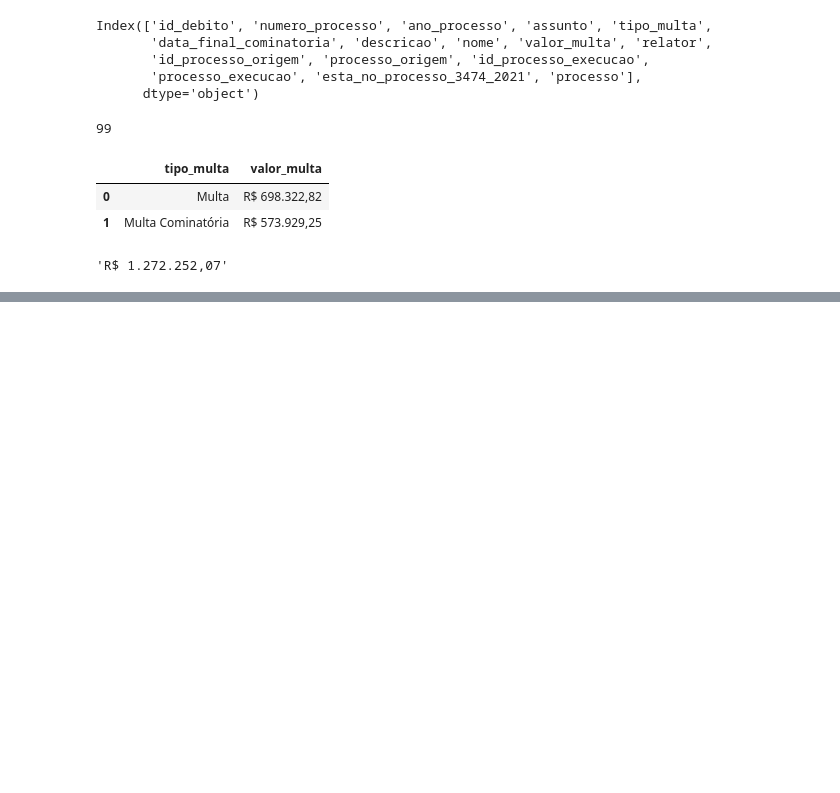
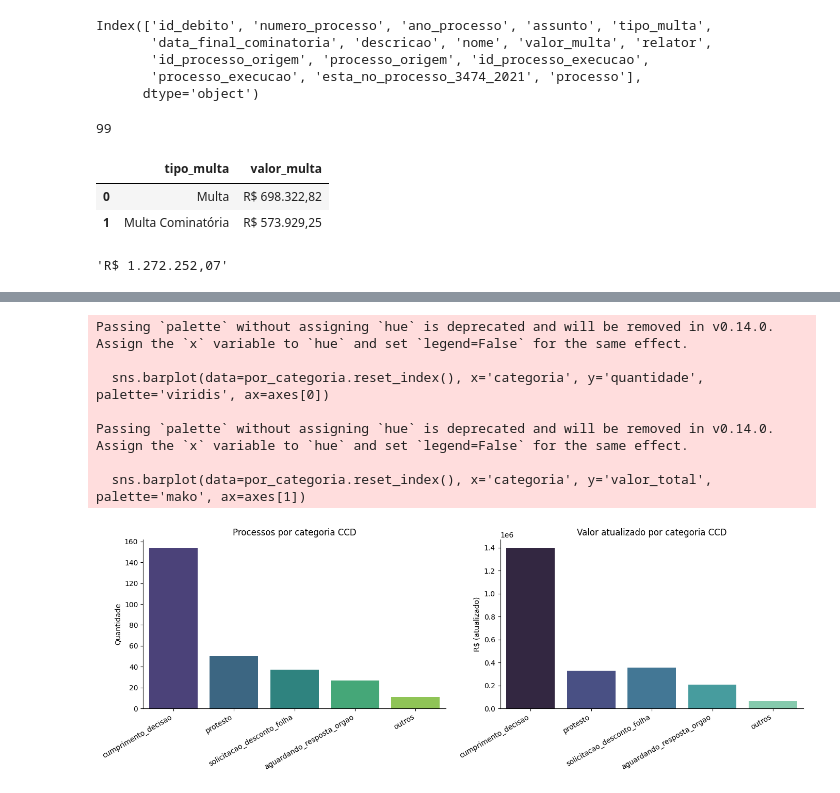
Before and after one commit to eduardoplima/ccd, a Jupyter notebook: scripts/analise/nereu.ipynb, the cells around one changed output, grey strips where cells are left out. Cells and saved outputs as stored; diff of their text form; code cells hidden in the pictures; blank space fills up the shorter version.

```diff
--- a/scripts/analise/nereu.ipynb
+++ b/scripts/analise/nereu.ipynb
@@ -505,0 +731,6 @@ locale.currency(fora_processo_dap.valor_multa.sum(), grouping=True, symbol=True)
+# %%
+eda = pd.read_excel('docs/categorizacao_nereu_ccd.xlsx')
+eda['data_ultima_atualizacao'] = pd.to_datetime(eda['data_ultima_atualizacao'], errors='coerce')
+print('shape:', eda.shape)
+print('colunas:', list(eda.columns))
+eda.dtypes
@@ -505,0 +775,10 @@ locale.currency(fora_processo_dap.valor_multa.sum(), grouping=True, symbol=True)
+# %%
+# Distribuição por categoria: contagem + valor
+por_categoria = eda.groupby('categoria', dropna=False).agg(
+    quantidade=('processo', 'count'),
+    valor_total=('valor_total_atualizado', 'sum'),
+).sort_values('quantidade', ascending=False)
+por_categoria['valor_total_fmt'] = por_categoria['valor_total'].apply(
+    lambda v: locale.currency(v, grouping=True, symbol=True)
+)
+por_categoria
@@ -505,0 +793,24 @@ locale.currency(fora_processo_dap.valor_multa.sum(), grouping=True, symbol=True)
+# %%
+fig, axes = plt.subplots(1, 2, figsize=(14, 5))
+sns.barplot(data=por_categoria.reset_index(), x='categoria', y='quantidade', palette='viridis', ax=axes[0])
+axes[0].set_title('Processos por categoria CCD')
+axes[0].set_xlabel(''); axes[0].set_ylabel('Quantidade')
+axes[0].tick_params(axis='x', rotation=30)
+for lbl in axes[0].get_xticklabels(): lbl.set_ha('right')
+
+sns.barplot(data=por_categoria.reset_index(), x='categoria', y='valor_total', palette='mako', ax=axes[1])
+axes[1].set_title('Valor atualizado por categoria CCD')
+axes[1].set_xlabel(''); axes[1].set_ylabel('R$ (atualizado)')
+axes[1].tick_params(axis='x', rotation=30)
+for lbl in axes[1].get_xticklabels(): lbl.set_ha('right')
+sns.despine()
+plt.tight_layout(); plt.show()
+# %% [output]
+Passing `palette` without assigning `hue` is deprecated and will be removed in v0.14.0. Assign the `x` variable to `hue` and set `legend=False` for the same effect.
+
+  sns.barplot(data=por_categoria.reset_index(), x='categoria', y='quantidade', palette='viridis', ax=axes[0])
+
+Passing `palette` without assigning `hue` is deprecated and will be removed in v0.14.0. Assign the `x` variable to `hue` and set `legend=False` for the same effect.
+
+  sns.barplot(data=por_categoria.reset_index(), x='categoria', y='valor_total', palette='mako', ax=axes[1])
+[figure, added]
```
Also changed, not shown: parts of 36 cells of this notebook, 15 other files.
